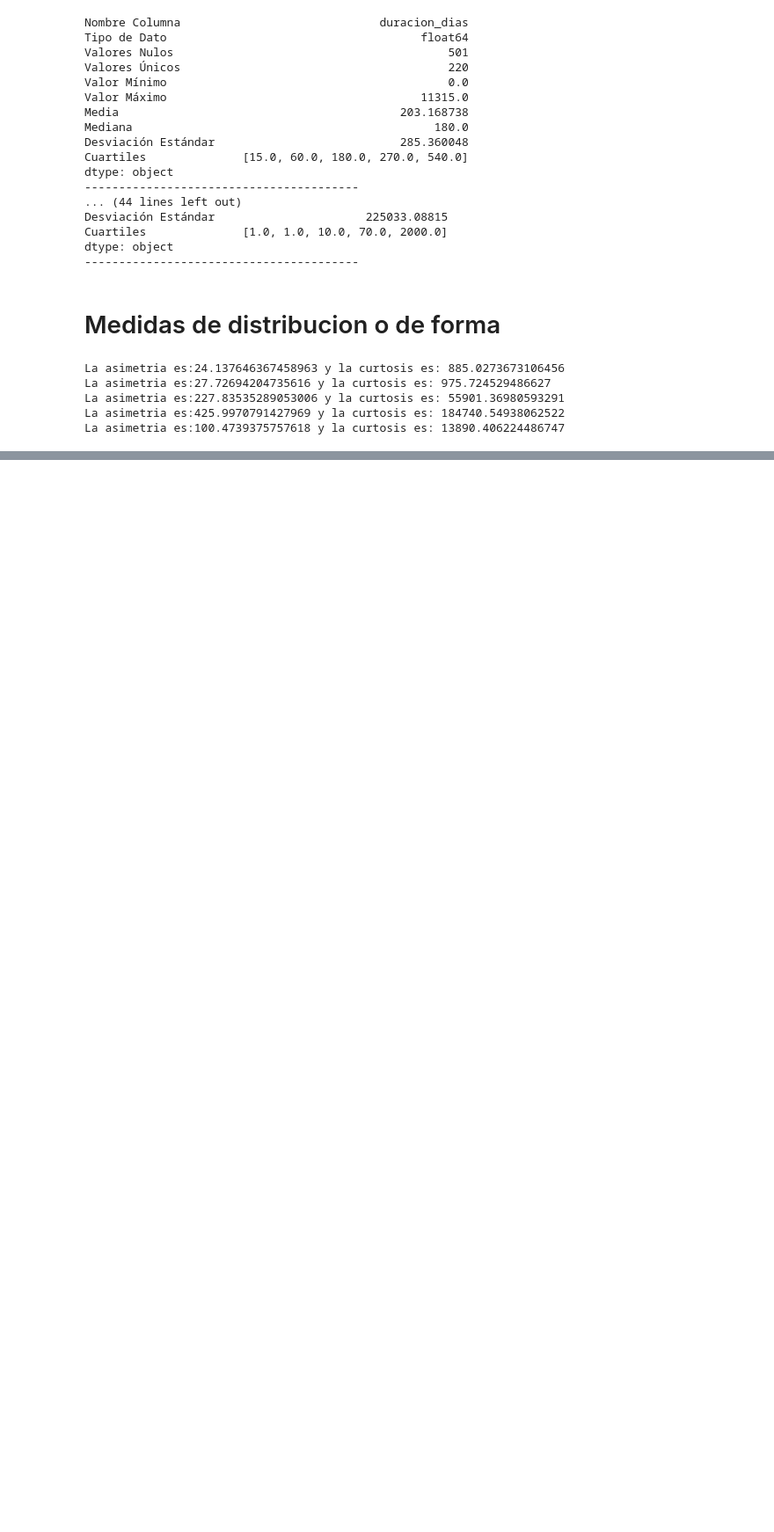
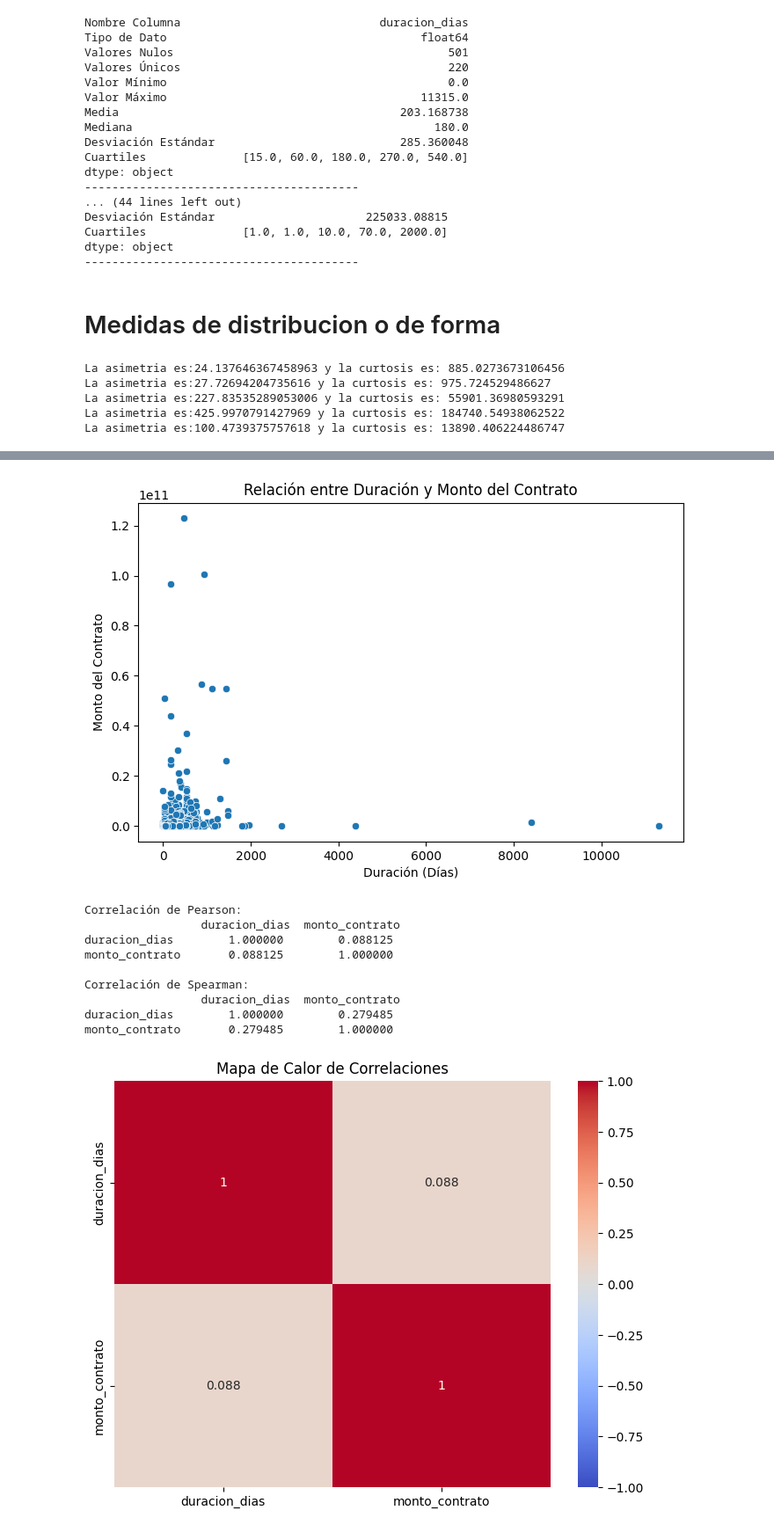
Before and after one commit to Lex4R/Adjudicaciones_Py, a Jupyter notebook: Analisis_uni_bi_variado.ipynb, the cells around one changed output, grey strips where cells are left out. Shown at 88% size. Drawn from its saved outputs; the diff is of its cells as text; code cells hidden in the pictures; blank space fills up the shorter version.

```diff
--- a/Analisis_uni_bi_variado.ipynb
+++ b/Analisis_uni_bi_variado.ipynb
@@ -161,0 +172,41 @@ La asimetria es:100.4739375757618 y la curtosis es: 13890.406224486747
+# %%
+import seaborn as sns
+import matplotlib.pyplot as plt
+
+
+# Analizar este par monto del contrato y duracion de dias nos permite evaluar si las compras del Estado siguen una
+#  proporcionalidad lógica entre presupuesto y tiempo, o si existen anomalías, por ejemplo: contratos millonarios
+#  con plazos sospechosamente cortos.
+# 1. Diagrama de Dispersión (Scatter Plot)
+plt.figure(figsize=(8, 5))
+sns.scatterplot(data=df_contratos, x='duracion_dias', y='monto_contrato')
+plt.title('Relación entre Duración y Monto del Contrato')
+plt.xlabel('Duración (Días)')
+plt.ylabel('Monto del Contrato')
+plt.show()
+
+# 2. Correlaciones de Pearson y Spearman
+pearson_corr = df_contratos[['duracion_dias', 'monto_contrato']].dropna().corr(method='pearson')
+spearman_corr = df_contratos[['duracion_dias', 'monto_contrato']].dropna().corr(method='spearman')
+
+print("Correlación de Pearson:\n", pearson_corr)
+print("\nCorrelación de Spearman:\n", spearman_corr)
+
+# 3. Matriz de Correlaciones en Mapa de Calor (Heatmap)
+plt.figure(figsize=(8, 6))
+matriz_corr = df_contratos[['duracion_dias', 'monto_contrato']].dropna().corr()
+sns.heatmap(matriz_corr, annot=True, cmap='coolwarm', vmin=-1, vmax=1)
+plt.title('Mapa de Calor de Correlaciones')
+plt.show()
+# %% [output]
+[figure, added]
+Correlación de Pearson:
+                 duracion_dias  monto_contrato
+duracion_dias        1.000000        0.088125
+monto_contrato       0.088125        1.000000
+
+Correlación de Spearman:
+                 duracion_dias  monto_contrato
+duracion_dias        1.000000        0.279485
+monto_contrato       0.279485        1.000000
+[figure, added]
```
Also changed, not shown: parts of 6 cells of this notebook.
